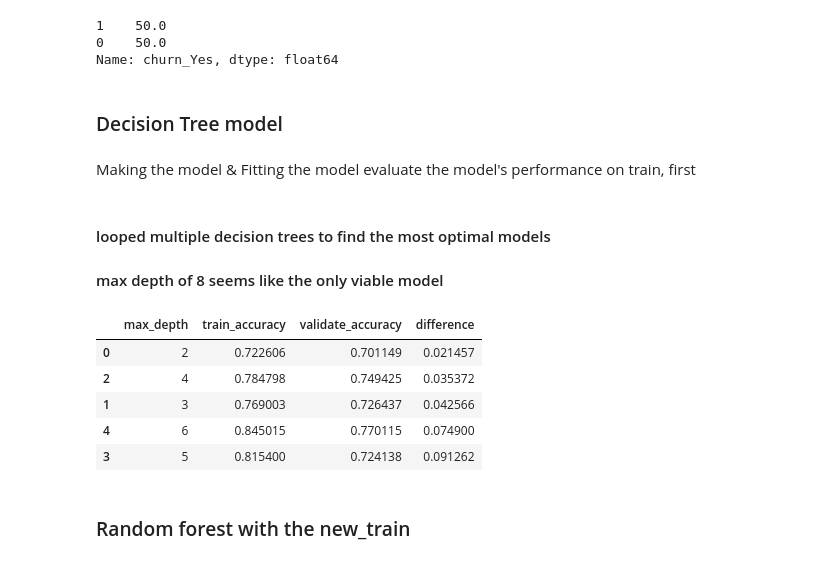
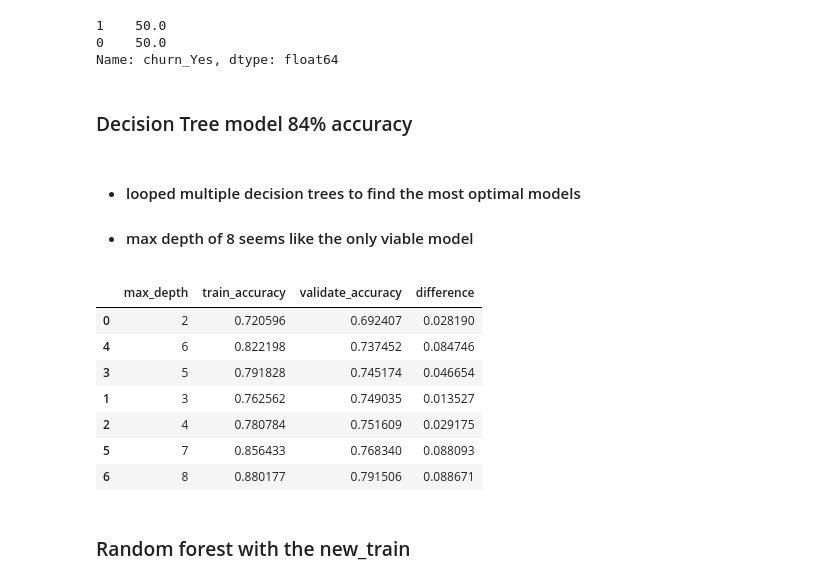
Before and after one commit to lincolnmuriithi11/Project---Classification, a Jupyter notebook: Telco_Final_Draft.ipynb, the cells around one changed output. Drawn from its saved outputs; the diff is of its cells as text; code cells hidden in the pictures.

```diff
--- a/Telco_Final_Draft.ipynb
+++ b/Telco_Final_Draft.ipynb
@@ -347,29 +267,28 @@ y_validate = validate.churn_Yes
 X_test = test.drop(columns = ["churn_Yes"])
 y_test = test.churn_Yes
 # %% [markdown]
-### Decision Tree model
+### Decision Tree model 84% accuracy
 # %% [markdown]
-  Making the model & Fitting the model
-  evaluate the model's performance on train, first
+- #### looped multiple  decision trees to find the most optimal models
+- #### max depth of 8 seems like the only viable model
 # %%
 tree3 = DecisionTreeClassifier(max_depth=3, random_state=123)
 
 tree3 = tree3.fit(X_train_new, y_train_new)
 
 y_pred_dt = tree3.predict(X_train_new)
-# %% [markdown]
-#### looped multiple  decision trees to find the most optimal models
-#### max depth of 8 seems like the only viable model
 # %%
-df_dt = pd.read_csv("decision_tree_df")
-df_dt.sort_values(by = "difference", axis=0, ascending=True).head()
+df_dt = pd.read_csv("decision_tree_df.csv")
+df_dt.sort_values(by = "validate_accuracy", axis=0, ascending=True).head(7)
 # %% [output]
 |  | max_depth | train_accuracy | validate_accuracy | difference |
-| 0 | 2 | 0.722606 | 0.701149 | 0.021457 |
-| 2 | 4 | 0.784798 | 0.749425 | 0.035372 |
-| 1 | 3 | 0.769003 | 0.726437 | 0.042566 |
-| 4 | 6 | 0.845015 | 0.770115 | 0.074900 |
-| 3 | 5 | 0.815400 | 0.724138 | 0.091262 |
+| 0 | 2 | 0.720596 | 0.692407 | 0.028190 |
+| 4 | 6 | 0.822198 | 0.737452 | 0.084746 |
+| 3 | 5 | 0.791828 | 0.745174 | 0.046654 |
+| 1 | 3 | 0.762562 | 0.749035 | 0.013527 |
+| 2 | 4 | 0.780784 | 0.751609 | 0.029175 |
+| 5 | 7 | 0.856433 | 0.768340 | 0.088093 |
+| 6 | 8 | 0.880177 | 0.791506 | 0.088671 |
 # %% [markdown]
 ### Random forest with the new_train
 # %%
```
Also changed, not shown: parts of 49 cells of this notebook.
